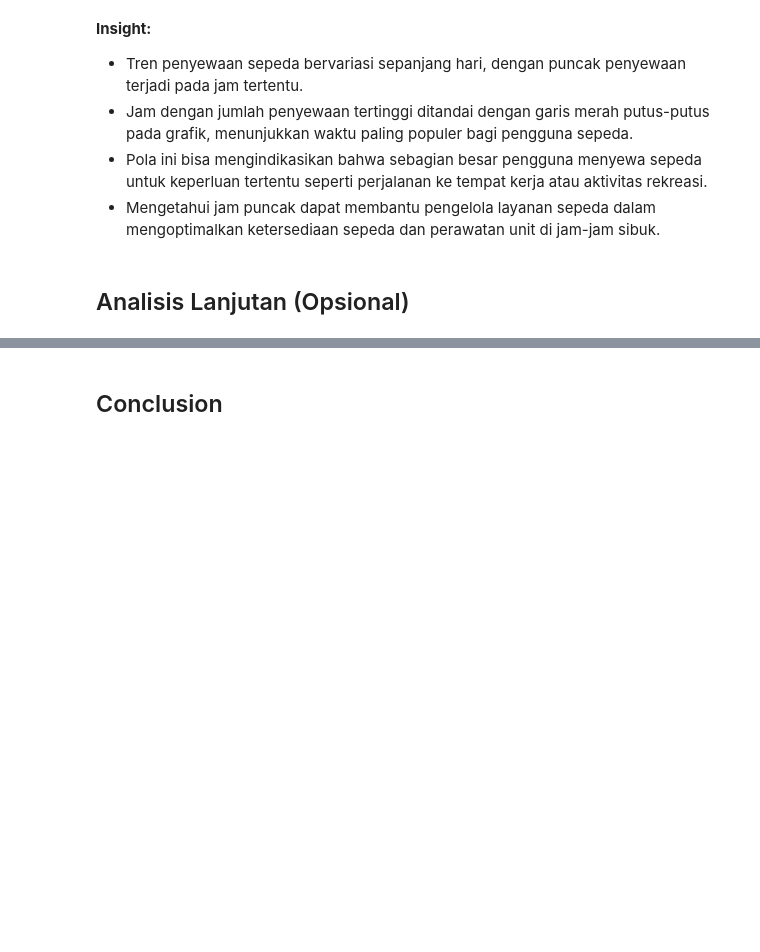
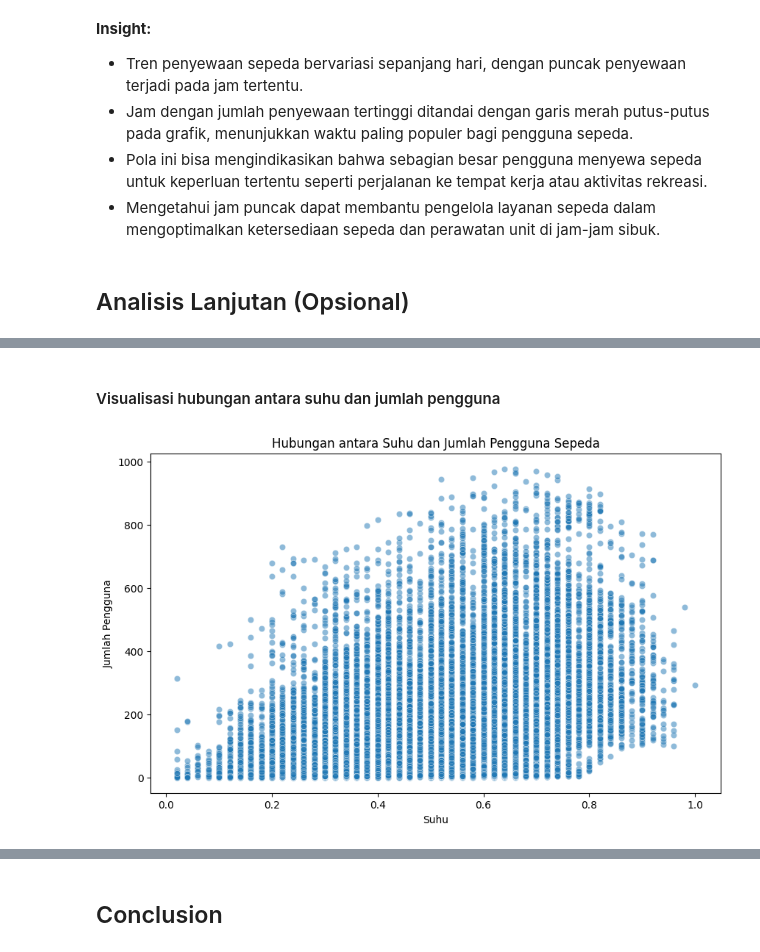
Before and after one commit to hamdaniqhmqd/Proyek-Analisis-Data, a Jupyter notebook: Proyek_Analisis_Data.ipynb, the cells around one changed output, grey strips where cells are left out. Saved outputs shown, nothing was run; the diff lists cells and outputs as text; code cells hidden in the pictures; blank space fills up the shorter version.

```diff
--- a/Proyek_Analisis_Data.ipynb
+++ b/Proyek_Analisis_Data.ipynb
@@ -809,0 +878,11 @@ Jam dengan jumlah penyewaan sepeda tertinggi: 17 dengan 336860 penyewaan.
+# %% [markdown]
+#### Visualisasi hubungan antara suhu dan jumlah pengguna
+# %%
+plt.figure(figsize=(10, 6))
+sns.scatterplot(x=all_data_merge['temp'], y=all_data_merge['cnt'], alpha=0.5)
+plt.title("Hubungan antara Suhu dan Jumlah Pengguna Sepeda")
+plt.xlabel("Suhu")
+plt.ylabel("Jumlah Pengguna")
+plt.show()
+# %% [output]
+[figure, added]
```
Also changed, not shown: parts of 13 cells of this notebook.
